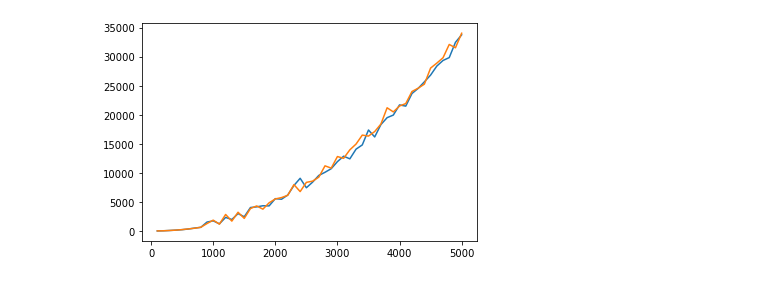
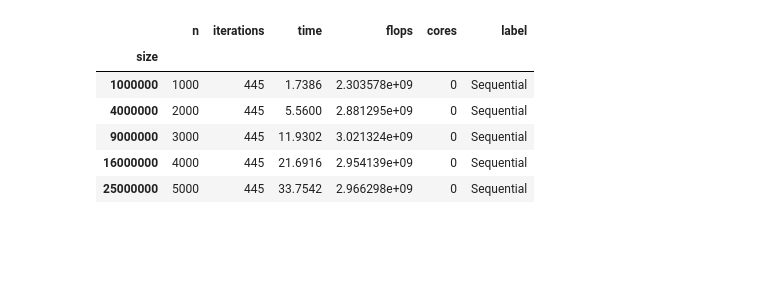
Before and after one commit to JordyAaldering/Parallel-Computing, a Jupyter notebook: Project03/Evaluation/evaluation.ipynb, the cells around one changed output. Saved outputs shown, nothing was run; the diff lists cells and outputs as text; code cells hidden in the pictures; blank space fills up the shorter version.

```diff
--- a/Project03/Evaluation/evaluation.ipynb
+++ b/Project03/Evaluation/evaluation.ipynb
@@ -11,6 +9,42 @@ mpi_avg = mpi.groupby(["n", "cores"]).mean().reset_index()
-# %%
-plt.plot(relax_avg["n"], relax_avg["time"])
-plt.plot(mpi_avg["n"], mpi_avg["time"])
-plt.show()
-# %% [output]
-[figure, removed]
+# %%
+# get average of repeated runs
+relax_avg = relax.groupby("n").mean().reset_index()
+mpi_avg = mpi.groupby(["n", "cores"]).mean().reset_index()
+
+# convert time from ms to s
+relax_avg["time"] = relax_avg["time"].div(1000)
+mpi_avg["time"] = mpi_avg["time"].div(1000)
+
+# add row for total number of elements
+fn = lambda x: (int)(x["n"] * x["n"])
+relax_avg["size"] = relax_avg.apply(fn, axis=1)
+mpi_avg["size"] = mpi_avg.apply(fn, axis=1)
+
+# add row for flops
+fn = lambda x: (9 * x["iterations"] * x["n"] * x["n"]) / x["time"]
+relax_avg["flops"] = relax_avg.apply(fn, axis=1)
+mpi_avg["flops"] = mpi_avg.apply(fn, axis=1)
+
+# select only thousands
+relax_small = relax_avg[relax_avg["n"] % 1000 == 0]
+mpi_small = mpi_avg[mpi_avg["n"] % 1000 == 0]
+# %%
+# combine data
+combined = pd.concat([relax_avg, mpi_avg])
+combined = combined.fillna(0)
+combined = combined.astype({"cores": "int64"})
+
+# add labels
+fn = lambda x: "Sequential" if x["cores"] == 0 else f"MPI {x['cores']} cores"
+combined["label"] = combined.apply(fn, axis=1)
+
+# select only thousands
+combined_small = combined[combined["n"] % 1000 == 0]
+# %% [output]
+|  | n | iterations | time | flops | cores | label |
+| size |  |  |  |  |  |  |
+| 1000000 | 1000 | 445 | 1.7386 | 2.303578e+09 | 0 | Sequential |
+| 4000000 | 2000 | 445 | 5.5600 | 2.881295e+09 | 0 | Sequential |
+| 9000000 | 3000 | 445 | 11.9302 | 3.021324e+09 | 0 | Sequential |
+| 16000000 | 4000 | 445 | 21.6916 | 2.954139e+09 | 0 | Sequential |
+| 25000000 | 5000 | 445 | 33.7542 | 2.966298e+09 | 0 | Sequential |
```
Also changed, not shown: parts of 7 cells of this notebook, 1 other file.
